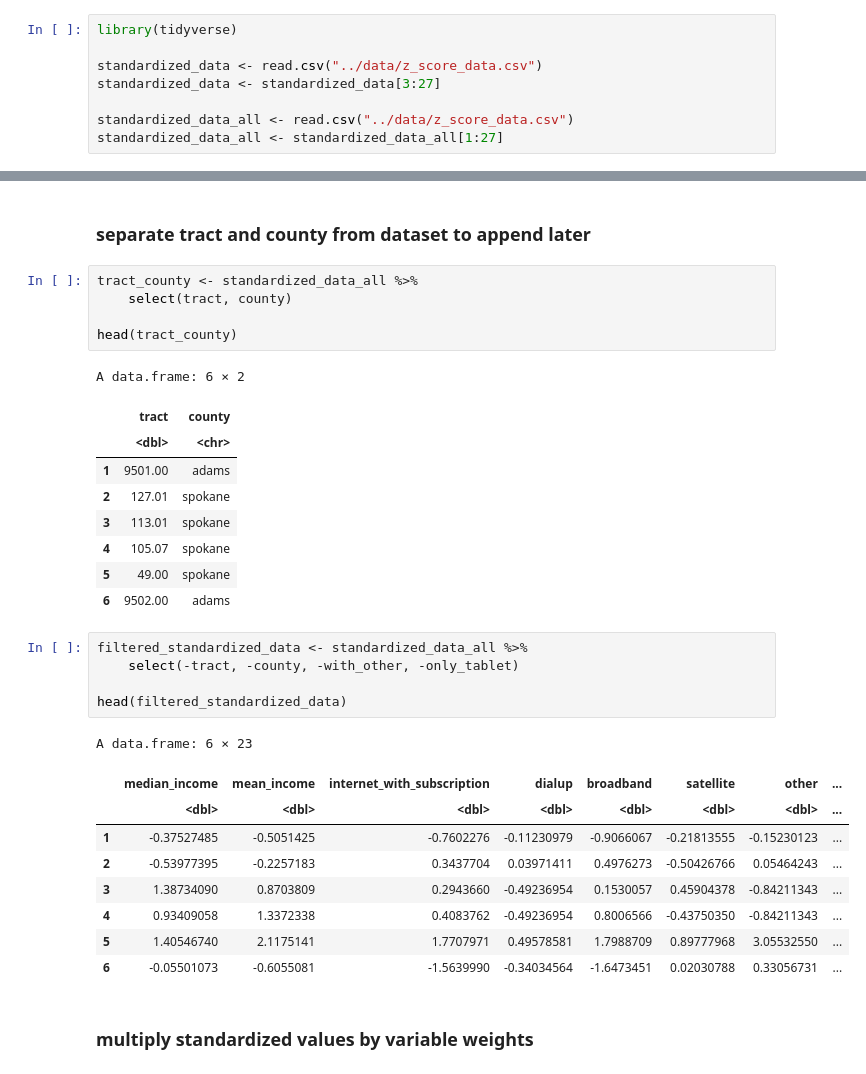
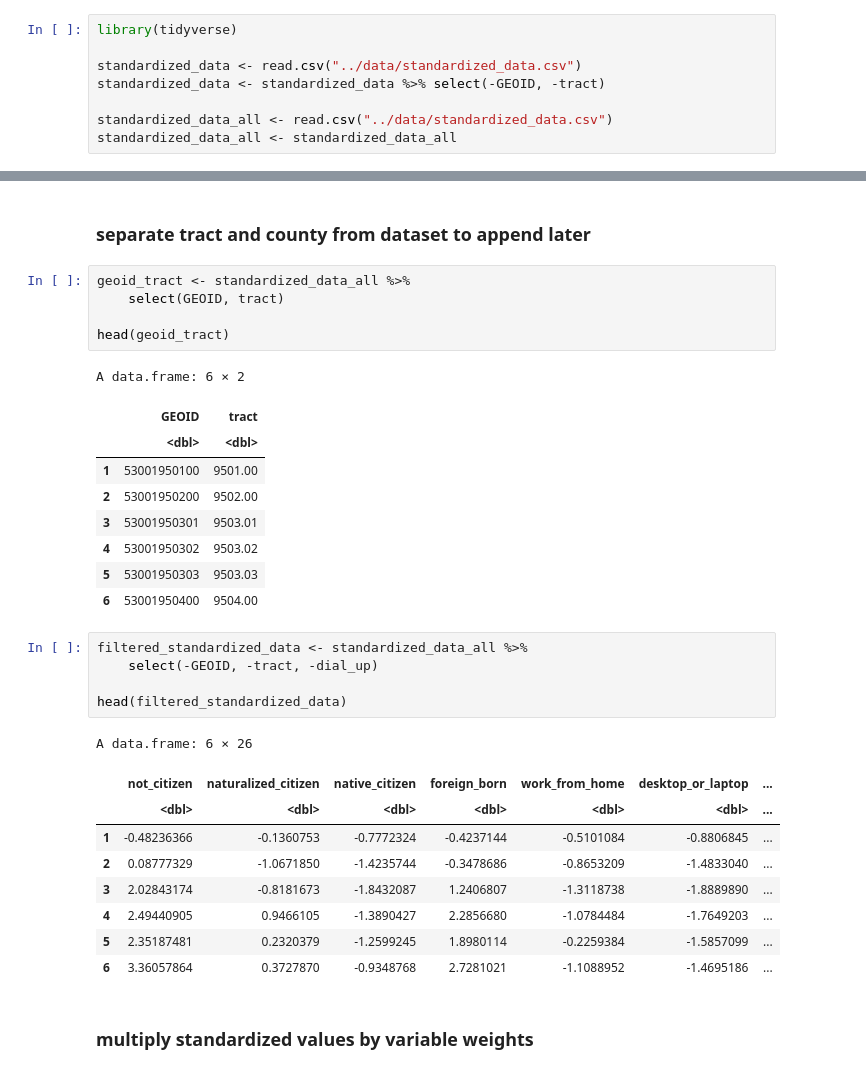
Before and after one commit to nicholasptran/eastern-washington-digital-equity, a Jupyter notebook: app/notebooks_and_testing/pc.ipynb, the cells around one changed output, grey strips where cells are left out. Drawn from its saved outputs; the diff is of its cells as text.

```diff
--- a/app/notebooks_and_testing/pc.ipynb
+++ b/app/notebooks_and_testing/pc.ipynb
@@ -1,8 +1,8 @@
 # %%
 library(tidyverse)
 
-standardized_data <- read.csv("../data/z_score_data.csv")
-standardized_data <- standardized_data[3:27]
+standardized_data <- read.csv("../data/standardized_data.csv")
+standardized_data <- standardized_data %>% select(-GEOID, -tract)
 
-standardized_data_all <- read.csv("../data/z_score_data.csv")
-standardized_data_all <- standardized_data_all[1:27]
+standardized_data_all <- read.csv("../data/standardized_data.csv")
+standardized_data_all <- standardized_data_all
@@ -165,35 +175,35 @@ A data.frame: 23 × 1
 # %% [markdown]
 ### separate tract and county from dataset to append later
 # %%
-tract_county <- standardized_data_all %>%
-    select(tract, county)
+geoid_tract <- standardized_data_all %>%
+    select(GEOID, tract)
 
-head(tract_county)
+head(geoid_tract)
 # %% [output]
 A data.frame: 6 × 2
-|  | tract | county |
-|  | <dbl> | <chr> |
-| 1 | 9501.00 | adams |
-| 2 | 127.01 | spokane |
-| 3 | 113.01 | spokane |
-| 4 | 105.07 | spokane |
-| 5 | 49.00 | spokane |
-| 6 | 9502.00 | adams |
+|  | GEOID | tract |
+|  | <dbl> | <dbl> |
+| 1 | 53001950100 | 9501.00 |
+| 2 | 53001950200 | 9502.00 |
+| 3 | 53001950301 | 9503.01 |
+| 4 | 53001950302 | 9503.02 |
+| 5 | 53001950303 | 9503.03 |
+| 6 | 53001950400 | 9504.00 |
 # %%
 filtered_standardized_data <- standardized_data_all %>%
-    select(-tract, -county, -with_other, -only_tablet)
+    select(-GEOID, -tract, -dial_up)
 
 head(filtered_standardized_data)
 # %% [output]
-A data.frame: 6 × 23
+A data.frame: 6 × 26
-|  | median_income | mean_income | internet_with_subscription | dialup | broadband | satellite | other | ... |
-|  | <dbl> | <dbl> | <dbl> | <dbl> | <dbl> | <dbl> | <dbl> | ... |
-| 1 | -0.37527485 | -0.5051425 | -0.7602276 | -0.11230979 | -0.9066067 | -0.21813555 | -0.15230123 | ... |
-| 2 | -0.53977395 | -0.2257183 | 0.3437704 | 0.03971411 | 0.4976273 | -0.50426766 | 0.05464243 | ... |
-| 3 | 1.38734090 | 0.8703809 | 0.2943660 | -0.49236954 | 0.1530057 | 0.45904378 | -0.84211343 | ... |
-| 4 | 0.93409058 | 1.3372338 | 0.4083762 | -0.49236954 | 0.8006566 | -0.43750350 | -0.84211343 | ... |
-| 5 | 1.40546740 | 2.1175141 | 1.7707971 | 0.49578581 | 1.7988709 | 0.89777968 | 3.05532550 | ... |
-| 6 | -0.05501073 | -0.6055081 | -1.5639990 | -0.34034564 | -1.6473451 | 0.02030788 | 0.33056731 | ... |
+|  | not_citizen | naturalized_citizen | native_citizen | foreign_born | work_from_home | desktop_or_laptop | ... |
+|  | <dbl> | <dbl> | <dbl> | <dbl> | <dbl> | <dbl> | ... |
+| 1 | -0.48236366 | -0.1360753 | -0.7772324 | -0.4237144 | -0.5101084 | -0.8806845 | ... |
+| 2 | 0.08777329 | -1.0671850 | -1.4235744 | -0.3478686 | -0.8653209 | -1.4833040 | ... |
+| 3 | 2.02843174 | -0.8181673 | -1.8432087 | 1.2406807 | -1.3118738 | -1.8889890 | ... |
+| 4 | 2.49440905 | 0.9466105 | -1.3890427 | 2.2856680 | -1.0784484 | -1.7649203 | ... |
+| 5 | 2.35187481 | 0.2320379 | -1.2599245 | 1.8980114 | -0.2259384 | -1.5857099 | ... |
+| 6 | 3.36057864 | 0.3727870 | -0.9348768 | 2.7281021 | -1.1088952 | -1.4695186 | ... |
 # %% [markdown]
 ### multiply standardized values by variable weights
 # %%
```
Also changed, not shown: parts of 17 cells of this notebook, 10 other files.
